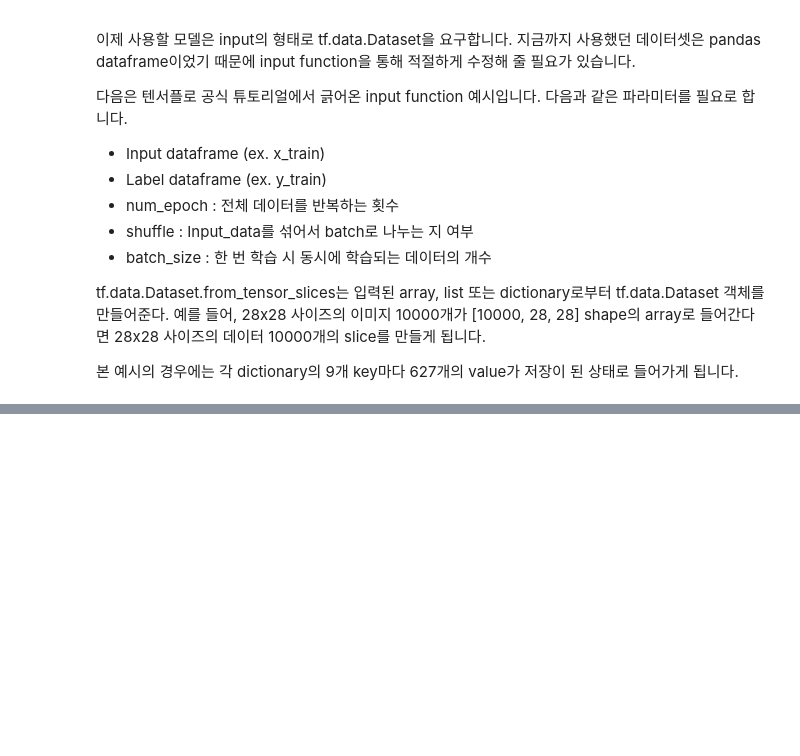
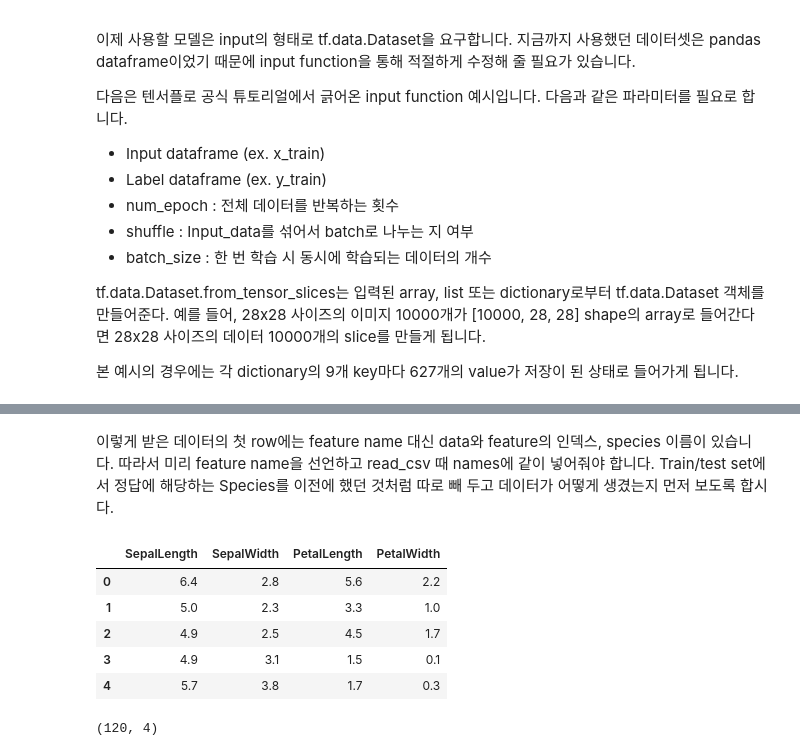
Before and after one commit to cieske/TensorFlow-2.0-Complete-Course, a Jupyter notebook: Module 3 - Core Learning Algorithms.ipynb, the cells around one changed output, grey strips where cells are left out. Drawn from its saved outputs; the diff is of its cells as text; code cells hidden in the pictures; blank space fills up the shorter version.

```diff
--- a/Module 3 - Core Learning Algorithms.ipynb
+++ b/Module 3 - Core Learning Algorithms.ipynb
@@ -384,0 +408,29 @@ Survive prob. : 0.07395977
+# %%
+feature_name = ['SepalLength', 'SepalWidth', 'PetalLength', 'PetalWidth', 'Species']
+species = ['Setosa', 'Versicolor', 'Virginica']
+
+train_path = tf.keras.utils.get_file(
+    "iris_training.csv", "https://storage.googleapis.com/download.tensorflow.org/data/iris_training.csv")
+test_path = tf.keras.utils.get_file(
+    "iris_test.csv", "https://storage.googleapis.com/download.tensorflow.org/data/iris_test.csv")
+
+x_train = pd.read_csv(train_path, names=feature_name, header=0)
+x_test = pd.read_csv(test_path, names=feature_name, header=0)
+
+y_train = x_train.pop("Species")
+y_test = x_test.pop("Species")
+# %% [markdown]
+이렇게 받은 데이터의 첫 row에는 feature name 대신 data와 feature의 인덱스, species 이름이 있습니다. 따라서 미리 feature name을 선언하고 read_csv 때 names에 같이 넣어줘야 합니다. Train/test set에서 정답에 해당하는 Species를 이전에 했던 것처럼 따로 빼 두고 데이터가 어떻게 생겼는지 먼저 보도록 합시다.
+# %%
+x_train.head()
+# %% [output]
+|  | SepalLength | SepalWidth | PetalLength | PetalWidth |
+| 0 | 6.4 | 2.8 | 5.6 | 2.2 |
+| 1 | 5.0 | 2.3 | 3.3 | 1.0 |
+| 2 | 4.9 | 2.5 | 4.5 | 1.7 |
+| 3 | 4.9 | 3.1 | 1.5 | 0.1 |
+| 4 | 5.7 | 3.8 | 1.7 | 0.3 |
+# %%
+x_train.shape
+# %% [output]
+(120, 4)
```
Also changed, not shown: parts of 42 cells of this notebook, 1 other file.
